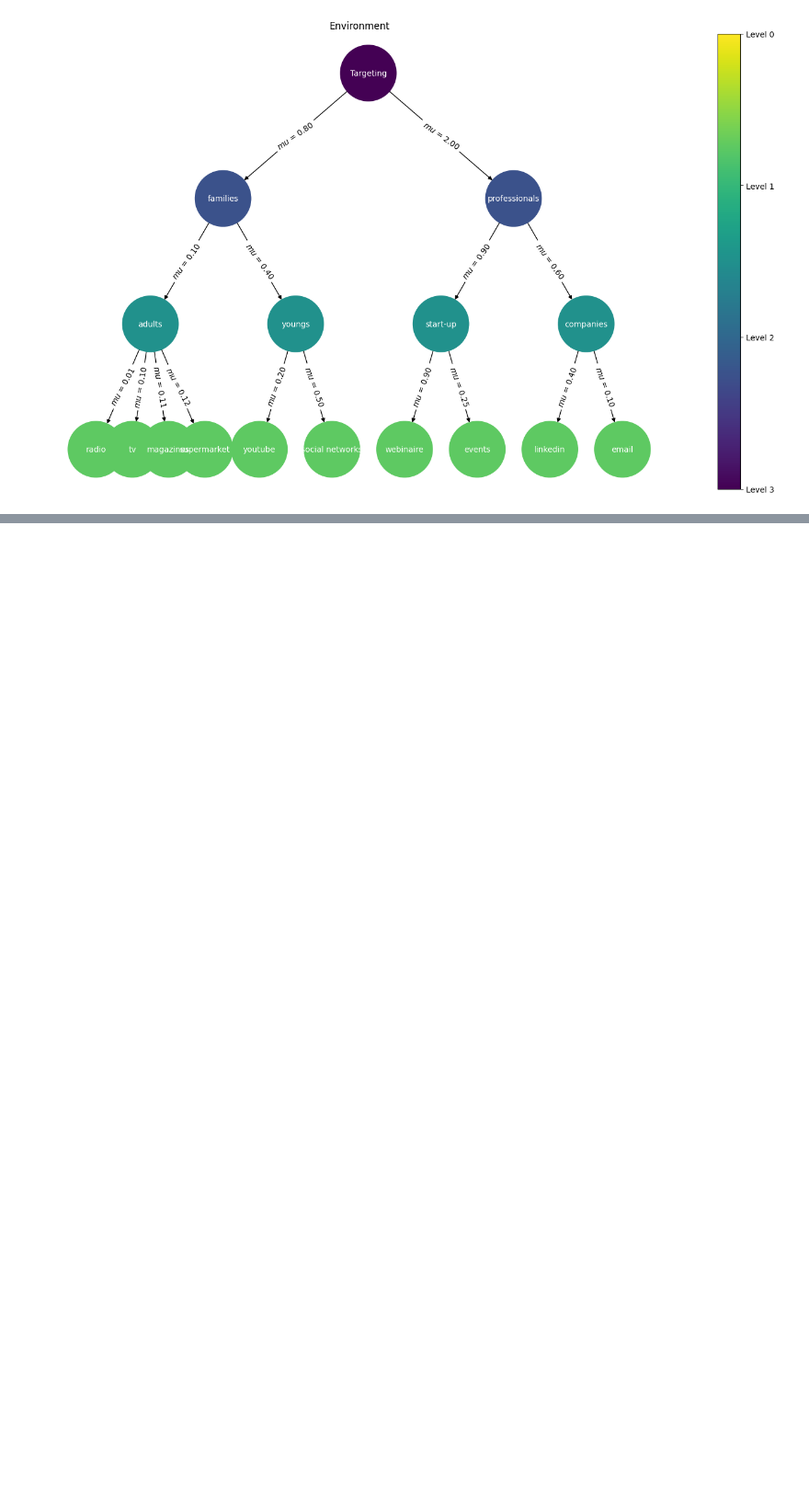
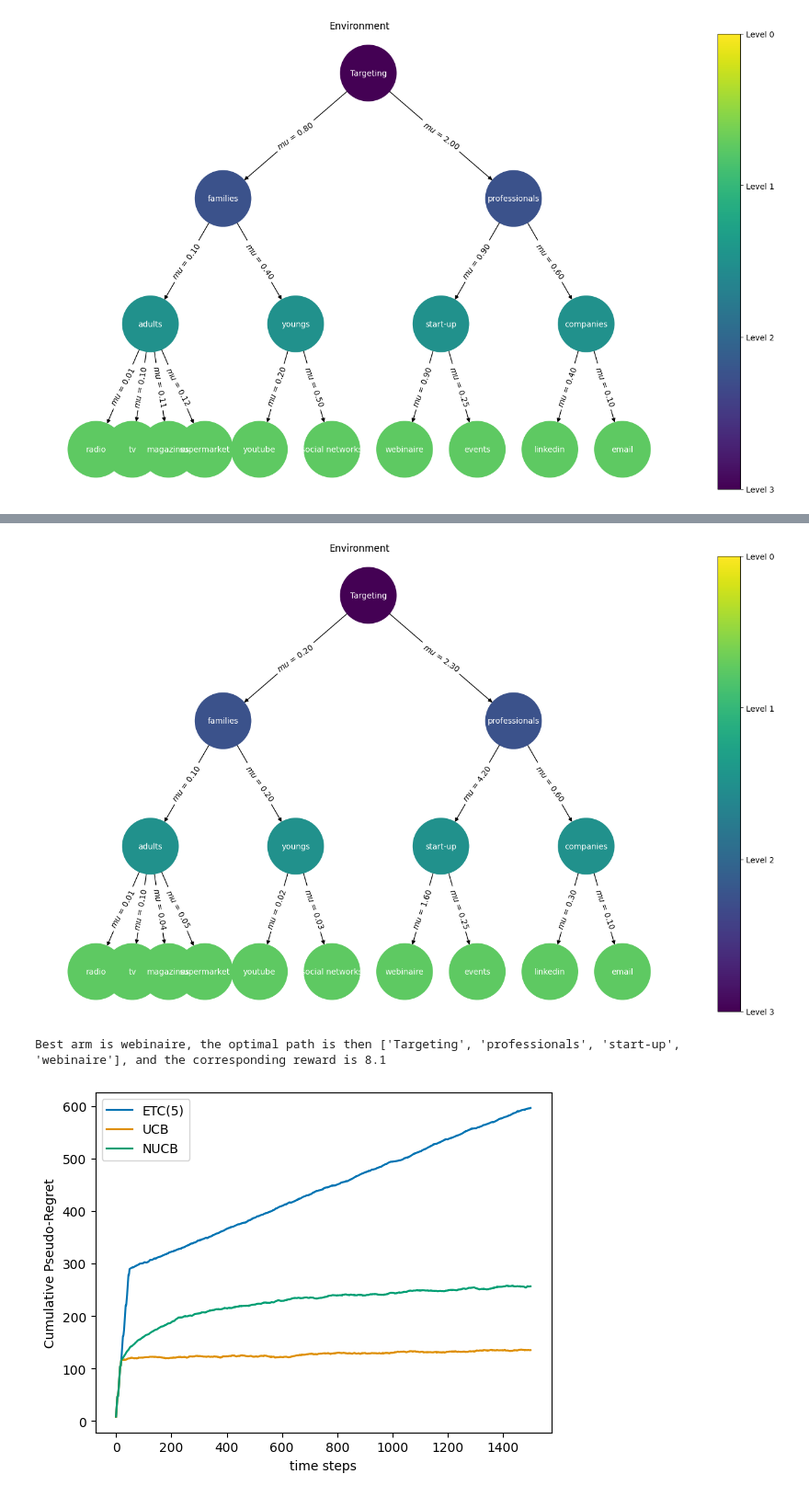
Before and after one commit to AugustinCablant/CRITEO-INTERNSHIP, a Jupyter notebook: create_environment.ipynb, the cells around one changed output, grey strips where cells are left out. Shown at 92% size. Drawn from its saved outputs; the diff is of its cells as text; code cells hidden in the pictures; blank space fills up the shorter version.

```diff
--- a/create_environment.ipynb
+++ b/create_environment.ipynb
@@ -753,0 +798,29 @@ KeyboardInterrupt:
+# %%
+T = 1500  # Finite Horizon
+N = 50  # Monte Carlo simulations
+q = 10  #choice of percentile display
+mus = [0,
+       [0.2, 2.3],  # Layer 1
+       [[0.1, 0.2], [4.2, 0.6]],  # Layer 2
+       [[[0.01, 0.1, 0.04, 0.05], [0.02, 0.03]], [[1.6, 0.25], [0.3, 0.1]]]] # Layer 3
+
+# Framework for the experiments
+env = StochasticEnvironment(mus)
+env.tree.visualize_tree_mu()
+action_set = env.get_action_set()
+
+# Initialization of the agents
+new = NestedExponentialWeights(environment=env)
+ucb = UCB(action_set=action_set)
+nucb = NUCB(tree=env.tree)
+etc = ExploreThenCommit(action_set=action_set)
+
+# Run experiments
+all_data = experiment(env, [etc, ucb, nucb], Nmc=N, T=T)
+
+# Plot results
+plot_regret(regrets = all_data, logscale = False, lb = None, q = 0.5)
+# %% [output]
+[figure, added]
+Best arm is webinaire, the optimal path is then ['Targeting', 'professionals', 'start-up', 'webinaire'], and the corresponding reward is 8.1
+[figure, added]
```
Also changed, not shown: parts of 3 cells of this notebook, 3 other files.
